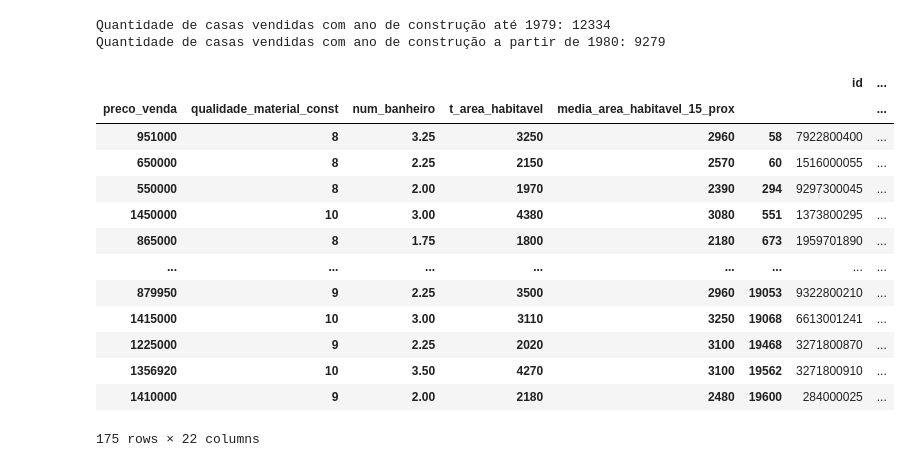
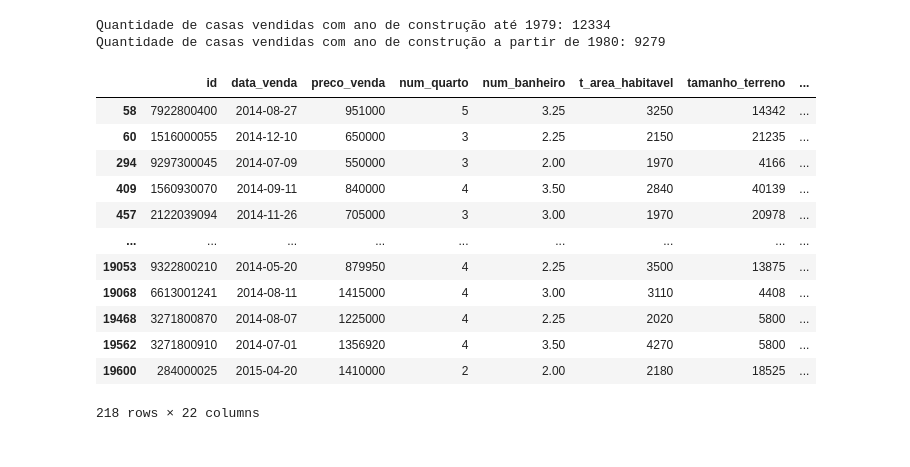
Before and after one commit to valdirdpg/curso-dnc, a Jupyter notebook: mini_projeto.ipynb, the cells around one changed output. Saved outputs shown, nothing was run; the diff lists cells and outputs as text; code cells hidden in the pictures.

```diff
--- a/mini_projeto.ipynb
+++ b/mini_projeto.ipynb
@@ -299,3 +306,5 @@ novo_house = pd.DataFrame(agrupa_house)
+# %%
+novo_house = house_data
 # %%
 # Agrupo os dados pelo ano de construção, buscando encontrar oportunidade em imóveis
 # mais novos, mas sem descartar imóveis históricos com boa avaliação
@@ -321,33 +330,33 @@ Quantidade de casas vendidas com ano de construção a partir de 1980: 9279
 # %%
 # Com base em dados do interesse de americanos em imóveis, desenvolvi um filtro
 # para buscar oportunidades localizadas nas análises acima
 house_filter = novo_house[
     (novo_house.media_area_habitavel_15_prox < 6000) &
     (novo_house.qualidade_material_const > 7) &
     (novo_house.t_area_habitavel < 6000) &
     (novo_house.num_banheiro > 1) &
     (novo_house.condicao_casa_1_5 > 3) &
     (novo_house.preco_venda < 2000000) &
-    (novo_house.grau_bela_vista > 2) &
-    ((novo_house.cidade == 'Seattle')|(novo_house.cidade == 'Kirkland') | (novo_house.cidade == 'Bellevue')| (novo_house.cidade == 'Redmond'))
+    (novo_house.grau_bela_vista > 2)
+    # & ((novo_house.cidade == 'Seattle')|(novo_house.cidade == 'Kirkland') | (novo_house.cidade == 'Bellevue')| (novo_house.cidade == 'Redmond'))
 
   ]
+
 house_filter
 # %% [output]
-|  |  |  |  |  |  | id | ... |
-| preco_venda | qualidade_material_const | num_banheiro | t_area_habitavel | media_area_habitavel_15_prox |  |  | ... |
-| 951000 | 8 | 3.25 | 3250 | 2960 | 58 | 7922800400 | ... |
-| 650000 | 8 | 2.25 | 2150 | 2570 | 60 | 1516000055 | ... |
-| 550000 | 8 | 2.00 | 1970 | 2390 | 294 | 9297300045 | ... |
-| 1450000 | 10 | 3.00 | 4380 | 3080 | 551 | 1373800295 | ... |
-| 865000 | 8 | 1.75 | 1800 | 2180 | 673 | 1959701890 | ... |
-| ... | ... | ... | ... | ... | ... | ... | ... |
-| 879950 | 9 | 2.25 | 3500 | 2960 | 19053 | 9322800210 | ... |
-| 1415000 | 10 | 3.00 | 3110 | 3250 | 19068 | 6613001241 | ... |
-| 1225000 | 9 | 2.25 | 2020 | 3100 | 19468 | 3271800870 | ... |
-| 1356920 | 10 | 3.50 | 4270 | 3100 | 19562 | 3271800910 | ... |
-| 1410000 | 9 | 2.00 | 2180 | 2480 | 19600 | 284000025 | ... |
+|  | id | data_venda | preco_venda | num_quarto | num_banheiro | t_area_habitavel | tamanho_terreno | ... |
+| 58 | 7922800400 | 2014-08-27 | 951000 | 5 | 3.25 | 3250 | 14342 | ... |
+| 60 | 1516000055 | 2014-12-10 | 650000 | 3 | 2.25 | 2150 | 21235 | ... |
+| 294 | 9297300045 | 2014-07-09 | 550000 | 3 | 2.00 | 1970 | 4166 | ... |
+| 409 | 1560930070 | 2014-09-11 | 840000 | 4 | 3.50 | 2840 | 40139 | ... |
+| 457 | 2122039094 | 2014-11-26 | 705000 | 3 | 3.00 | 1970 | 20978 | ... |
+| ... | ... | ... | ... | ... | ... | ... | ... | ... |
+| 19053 | 9322800210 | 2014-05-20 | 879950 | 4 | 2.25 | 3500 | 13875 | ... |
+| 19068 | 6613001241 | 2014-08-11 | 1415000 | 4 | 3.00 | 3110 | 4408 | ... |
+| 19468 | 3271800870 | 2014-08-07 | 1225000 | 4 | 2.25 | 2020 | 5800 | ... |
+| 19562 | 3271800910 | 2014-07-01 | 1356920 | 4 | 3.50 | 4270 | 5800 | ... |
+| 19600 | 284000025 | 2015-04-20 | 1410000 | 2 | 2.00 | 2180 | 18525 | ... |
-175 rows × 22 columns
+218 rows × 22 columns
 # %%
 fig = plt.figure(figsize=(10,10))
 ghistograma = sns.histplot(data=house_filter,hue='imovel_beira_mar', x='preco_venda', kde=True)
```
Also changed, not shown: parts of 20 cells of this notebook.
